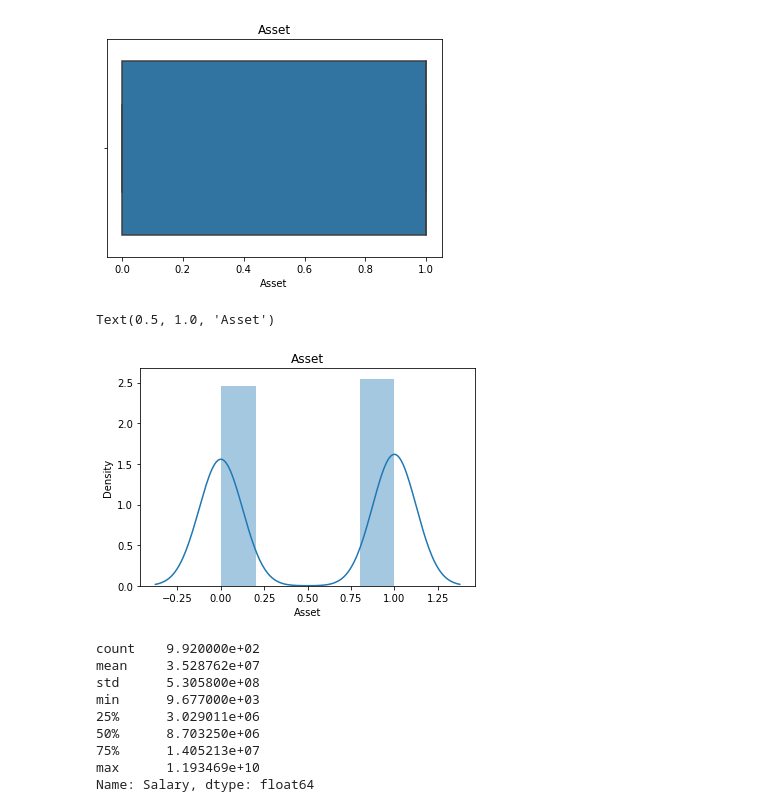
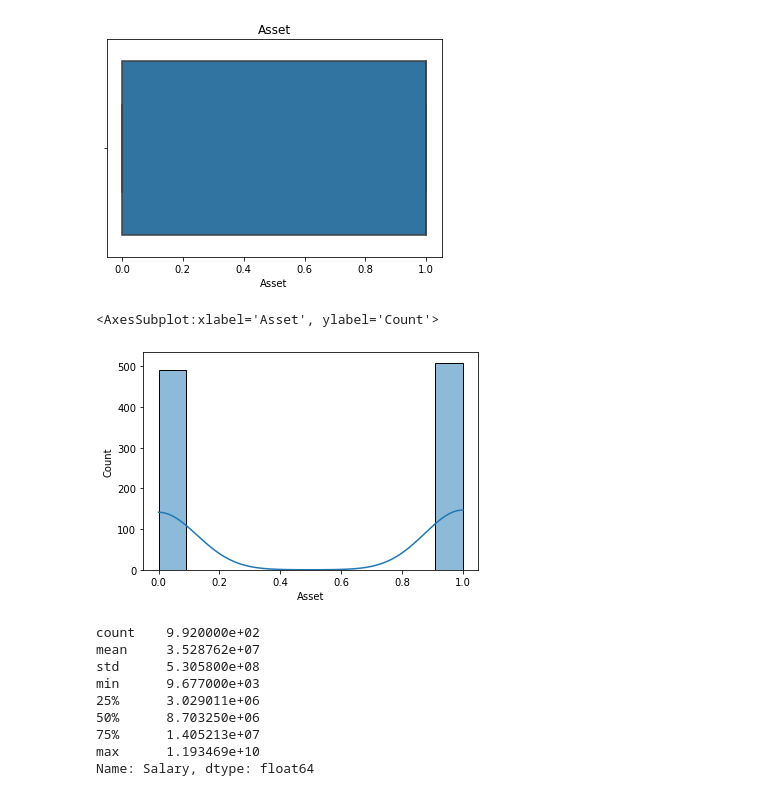
Before and after one commit to gr4nada/data-scientist-roadmap, a Jupyter notebook: 04 - Programming/08 - Others/data_cleansing_and_data_transformation.ipynb, the cells around one changed output. Cells and saved outputs as stored; diff of their text form; code cells hidden in the pictures.

```diff
--- a/04 - Programming/08 - Others/data_cleansing_and_data_transformation.ipynb
+++ b/04 - Programming/08 - Others/data_cleansing_and_data_transformation.ipynb
@@ -137,10 +137,10 @@ srn.boxplot(dataset['Asset']).set_title('Asset')
 Text(0.5, 1.0, 'Asset')
 [figure]
 # %%
-srn.distplot(dataset['Asset']).set_title('Asset')
+srn.histplot(dataset['Asset'], kde=True)
 # %% [output]
-Text(0.5, 1.0, 'Asset')
+<AxesSubplot:xlabel='Asset', ylabel='Count'>
-[figure, old version]
+[figure, new version]
 # %%
 #Salary
 dataset['Salary'].describe()
```
Also changed, not shown: parts of 17 cells of this notebook.
